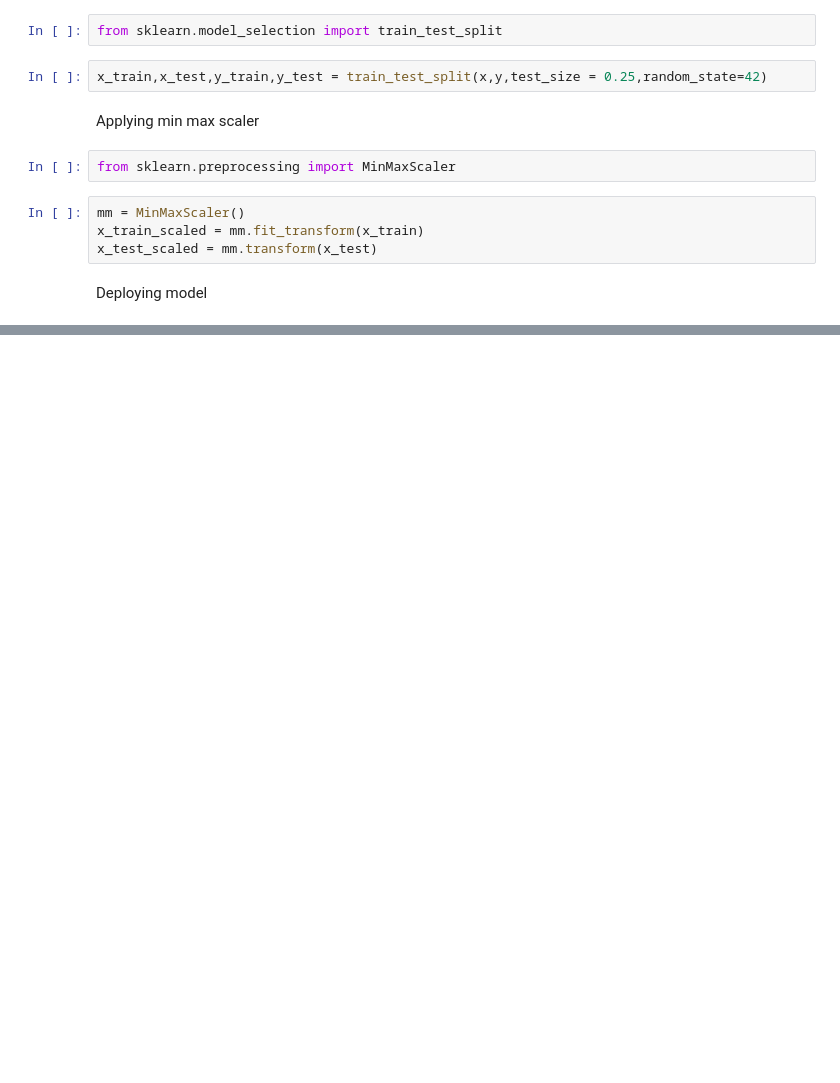
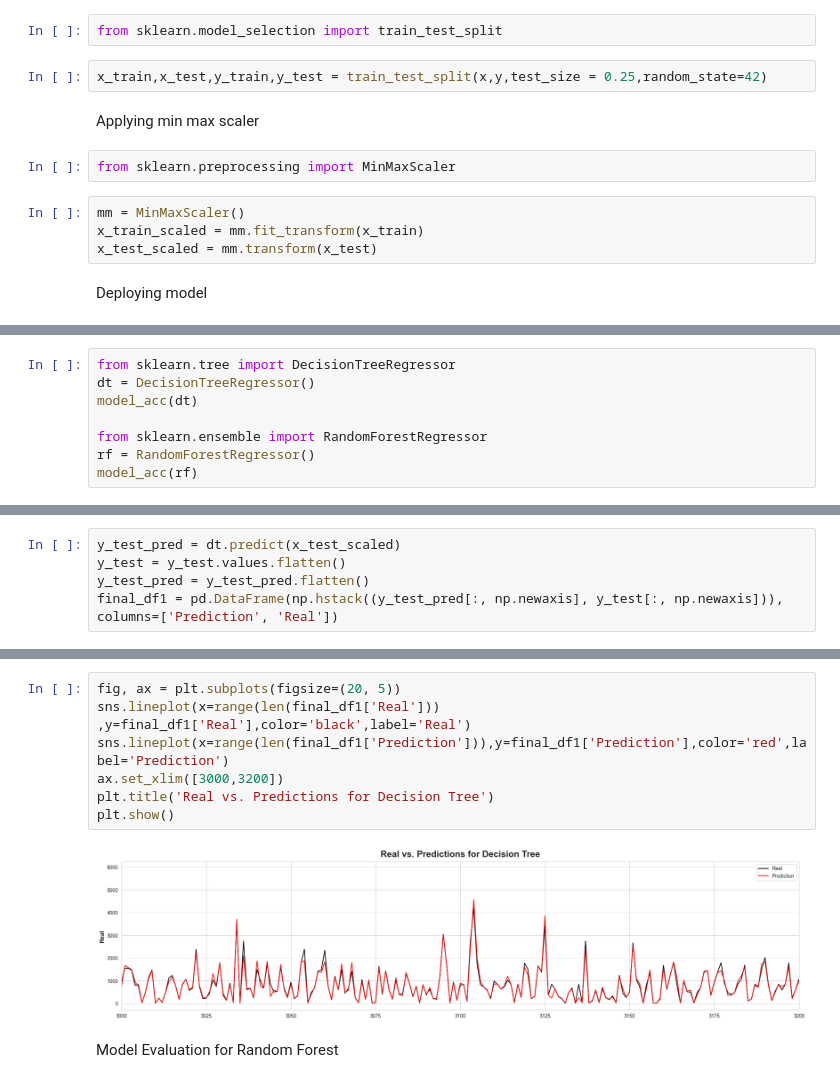
Before and after one commit to omjadhav9271/Forecasting-Sales, a Jupyter notebook: nb01.ipynb, the cells around one changed output, grey strips where cells are left out. Saved outputs shown, nothing was run; the diff lists cells and outputs as text; blank space fills up the shorter version.

Commit message:
Update nb01.ipynb
Deploying model, Model Evaluation for Decision Tree.

```diff
--- a/nb01.ipynb
+++ b/nb01.ipynb
@@ -440,0 +446,8 @@ Deploying model
+# %%
+from sklearn.tree import DecisionTreeRegressor
+dt = DecisionTreeRegressor()
+model_acc(dt)
+
+from sklearn.ensemble import RandomForestRegressor
+rf = RandomForestRegressor()
+model_acc(rf)
@@ -440,0 +459,5 @@ Deploying model
+# %%
+y_test_pred = dt.predict(x_test_scaled)
+y_test = y_test.values.flatten()
+y_test_pred = y_test_pred.flatten()
+final_df1 = pd.DataFrame(np.hstack((y_test_pred[:, np.newaxis], y_test[:, np.newaxis])), columns=['Prediction', 'Real'])
@@ -440,0 +483,11 @@ Deploying model
+# %%
+fig, ax = plt.subplots(figsize=(20, 5))
+sns.lineplot(x=range(len(final_df1['Real'])) ,y=final_df1['Real'],color='black',label='Real')
+sns.lineplot(x=range(len(final_df1['Prediction'])),y=final_df1['Prediction'],color='red',label='Prediction')
+ax.set_xlim([3000,3200])
+plt.title('Real vs. Predictions for Decision Tree')
+plt.show()
+# %% [output]
+[figure, added]
+# %% [markdown]
+Model Evaluation for Random Forest
```
Also changed, not shown: parts of 6 cells of this notebook.
